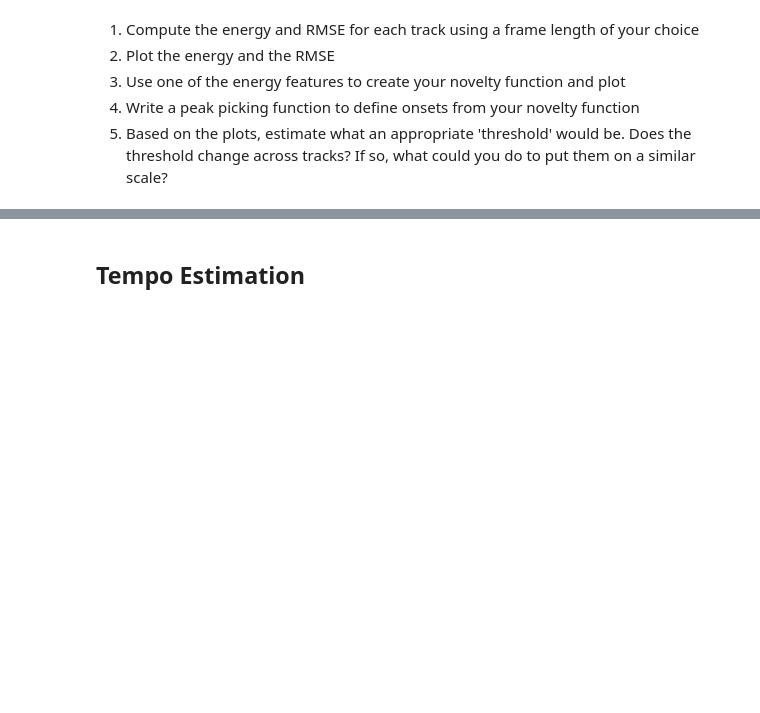
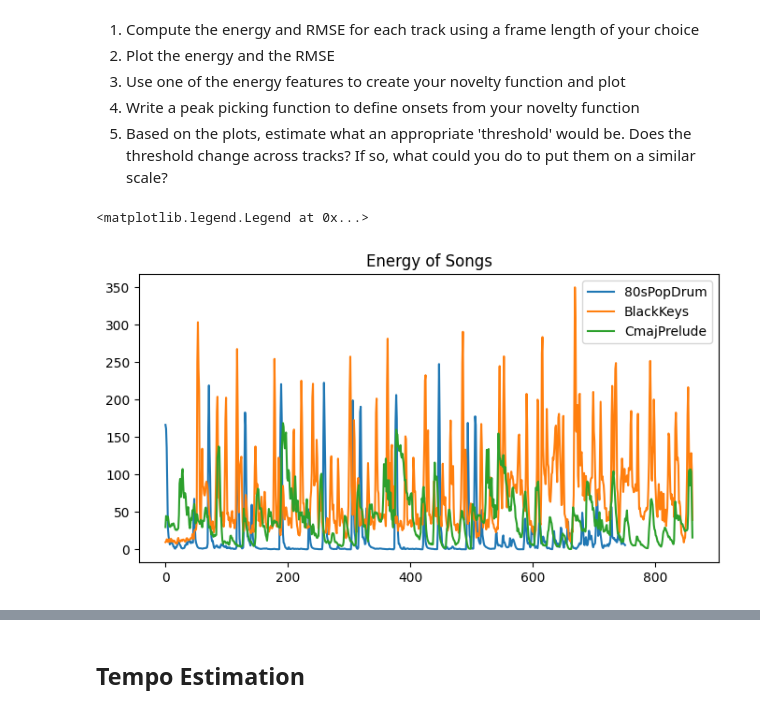
Before and after one commit to thedarknessuser/AudioTechII, a Jupyter notebook: Activities/Activity8_OnsetDetection.ipynb, the cells around one changed output, grey strips where cells are left out. Saved outputs shown, nothing was run; the diff lists cells and outputs as text; code cells hidden in the pictures; blank space fills up the shorter version.

```diff
--- a/Activities/Activity8_OnsetDetection.ipynb
+++ b/Activities/Activity8_OnsetDetection.ipynb
@@ -11,8 +11,25 @@ a) 80sPopDrums.wav
 b) TheBlackKeys_track4.wav (use random 10s from near middle of track)
 c) prelude_cmaj_10s.wav
 # %%
+import numpy as np
+import matplotlib.pyplot as plt
+plt.rcParams['figure.figsize'] = (8, 4)
 from scipy.io.wavfile import read
-(fs, x) = read('../uploaded_files/80sPopDrums.wav')
+from scipy import signal
+from IPython.display import Audio
+import librosa
+from librosa import feature, frames_to_time, autocorrelate, clicks, display
+from scipy.io.wavfile import read
+from collections import Counter
+
+(fs1, x1) = read('../audio/80sPopDrums.wav')
+x1 = x1 / np.abs(x1.max())
+(fs2, x2) = read('../audio/TheBlackKeys_track4.wav')
+x2 = x2[10*fs2:20*fs2]
+x2 = x2 / np.abs(x2.max())
+(fs3, x3) = read('../audio/prelude_cmaj_10s.wav')
+x3 = x3[:,0] # Convert to mon
+x3 = x3 / np.abs(x3.max())
 # %% [markdown]
 #### For each of the tracks (start with just one):
 # %% [markdown]
@@ -21,3 +38,25 @@ from scipy.io.wavfile import read
 3) Use one of the energy features to create your novelty function and plot
 4) Write a peak picking function to define onsets from your novelty function
 4) Based on the plots, estimate what an appropriate 'threshold' would be. Does the threshold change across tracks? If so, what could you do to put them on a similar scale?
+# %%
+hop_length = 512
+frame_length = 1024
+
+energy1 = np.array([
+    sum(abs(x1[i:i+frame_length]**2)) for i in range(0, len(x1), hop_length)
+])
+energy2 = np.array([
+    sum(abs(x2[i:i+frame_length]**2)) for i in range(0, len(x2), hop_length)
+])
+energy3 = np.array([
+    sum(abs(x3[i:i+frame_length]**2)) for i in range(0, len(x3), hop_length)
+])
+
+plt.plot(energy1)
+plt.plot(energy2)
+plt.plot(energy3)
+plt.title("Energy of Songs")
+plt.legend(['80sPopDrum', 'BlackKeys','CmajPrelude'])
+# %% [output]
+<matplotlib.legend.Legend at 0x...>
+[figure, added]
```
Also changed, not shown: parts of 7 cells of this notebook, 1 other file.
